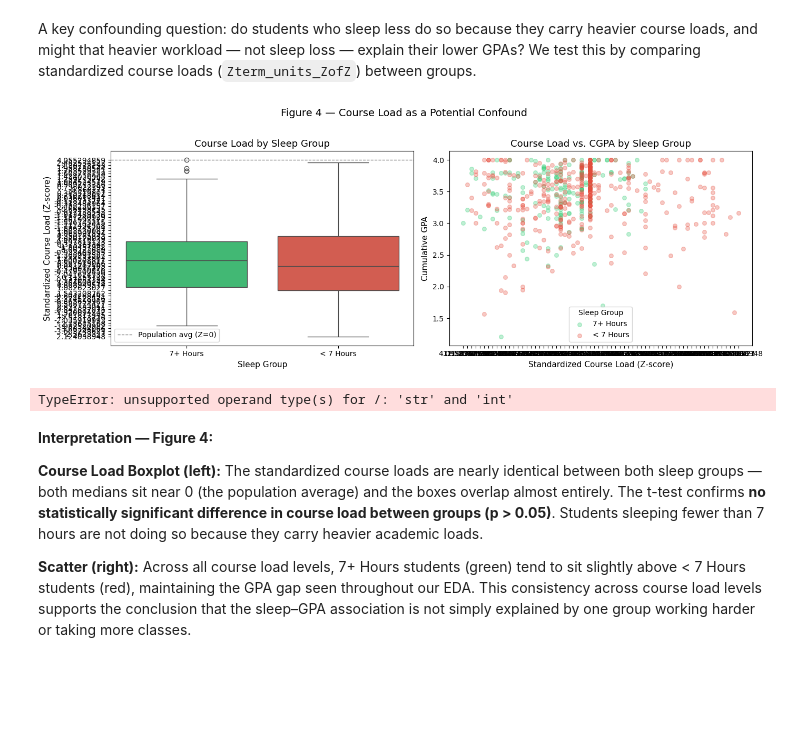
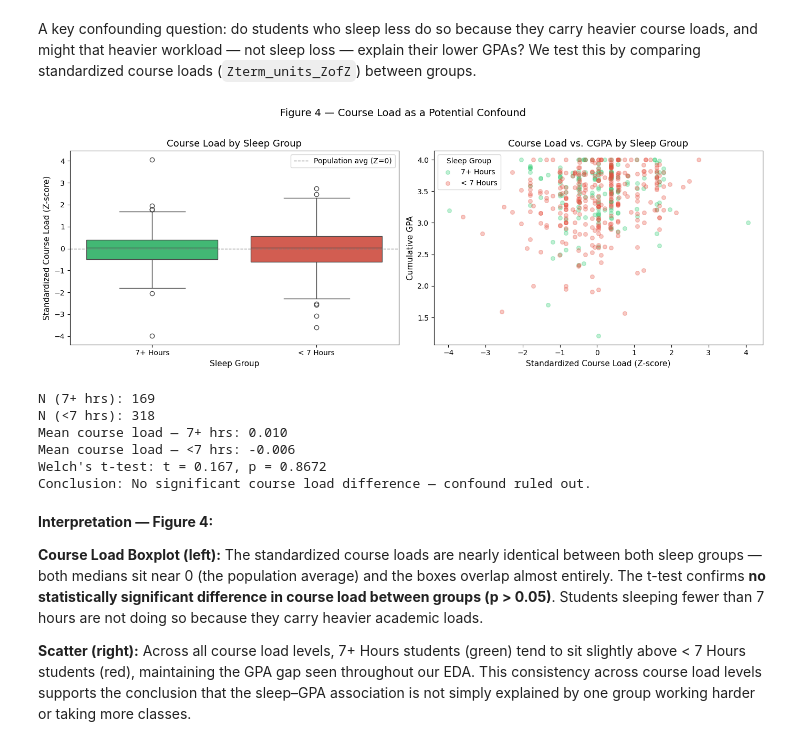
Before and after one commit to COGS108/Group014_WI26, a Jupyter notebook: 02-EDACheckpoint.ipynb, the cells around one changed output. Saved outputs shown, nothing was run; the diff lists cells and outputs as text; code cells hidden in the pictures; blank space fills up the shorter version.

Commit message:
fix type error section 5

```diff
--- a/02-EDACheckpoint.ipynb
+++ b/02-EDACheckpoint.ipynb
@@ -634,45 +629,89 @@ A key confounding question: do students who sleep less do so because they carry
 course loads, and might that heavier workload — not sleep loss — explain their lower GPAs?
 We test this by comparing standardized course loads (`Zterm_units_ZofZ`) between groups.
 # %%
+# Ensure course load is numeric FIRST
+cmu_clean['Zterm_units_ZofZ'] = pd.to_numeric(cmu_clean['Zterm_units_ZofZ'], errors='coerce')
+
 palette = {'7+ Hours': '#2ecc71', '< 7 Hours': '#e74c3c'}
+
 fig, axes = plt.subplots(1, 2, figsize=(14, 5))
 
-# Plot 4A: Course load boxplot by sleep group
+# Plot 4A: Course load boxplot
+#
 sns.boxplot(
-    x='sleep_group', y='Zterm_units_ZofZ', data=cmu_clean,
-    hue='sleep_group', palette=palette, legend=False,
-    order=['7+ Hours', '< 7 Hours'], ax=axes[0]
+    x='sleep_group',
+    y='Zterm_units_ZofZ',
+    data=cmu_clean,
+    hue='sleep_group',
+    palette=palette,
+    order=['7+ Hours', '< 7 Hours'],
+    ax=axes[0]
 )
+
 axes[0].axhline(0, color='gray', linestyle='--', linewidth=1, label='Population avg (Z=0)')
 axes[0].set_title('Course Load by Sleep Group', fontsize=13)
 axes[0].set_xlabel('Sleep Group', fontsize=11)
 axes[0].set_ylabel('Standardized Course Load (Z-score)', fontsize=11)
 axes[0].legend()
 
-# Plot 4B: Course load vs CGPA colored by sleep group
+# Plot 4B: Course load vs GPA scatter plot
 for group, color in palette.items():
     subset = cmu_clean[cmu_clean['sleep_group'] == group]
-    axes[1].scatter(subset['Zterm_units_ZofZ'], subset['cum_gpa'],
-                   alpha=0.3, label=group, color=color, s=30)
+
+    axes[1].scatter(
+        subset['Zterm_units_ZofZ'],
+        subset['cum_gpa'],
+        alpha=0.3,
+        label=group,
+        color=color,
+        s=30
+    )
+
 axes[1].set_title('Course Load vs. CGPA by Sleep Group', fontsize=13)
 axes[1].set_xlabel('Standardized Course Load (Z-score)', fontsize=11)
 axes[1].set_ylabel('Cumulative GPA', fontsize=11)
-axes[1].legend(title='Sleep Group', fontsize=10)
+axes[1].legend(title='Sleep Group')
 
 plt.suptitle('Figure 4 — Course Load as a Potential Confound', fontsize=14, y=1.02)
+
 plt.tight_layout()
 plt.show()
 
-# T-test on course load between groups
-cl_high = cmu_clean[cmu_clean['sleep_group'] == '7+ Hours']['Zterm_units_ZofZ'].dropna()
-cl_low  = cmu_clean[cmu_clean['sleep_group'] == '< 7 Hours']['Zterm_units_ZofZ'].dropna()
+
+# Welch t-test: Course load difference
+
+cl_high = cmu_clean.loc[
+    cmu_clean['sleep_group'] == '7+ Hours',
+    'Zterm_units_ZofZ'
+].dropna()
+
+cl_low = cmu_clean.loc[
+    cmu_clean['sleep_group'] == '< 7 Hours',
+    'Zterm_units_ZofZ'
+].dropna()
+
 t_cl, p_cl = stats.ttest_ind(cl_high, cl_low, equal_var=False)
-print(f"Mean course load — 7+ hrs: {cl_high.mean():.3f},  <7 hrs: {cl_low.mean():.3f}")
-print(f"Welch's t-test on course load: t = {t_cl:.3f}, p = {p_cl:.4f}")
-print("Conclusion:", "Groups differ in course load" if p_cl < 0.05 else "No significant course load difference — confound ruled out")
+
+print("N (7+ hrs):", len(cl_high))
+print("N (<7 hrs):", len(cl_low))
+
+print(f"Mean course load — 7+ hrs: {cl_high.mean():.3f}")
+print(f"Mean course load — <7 hrs: {cl_low.mean():.3f}")
+
+print(f"Welch's t-test: t = {t_cl:.3f}, p = {p_cl:.4f}")
+
+if p_cl < 0.05:
+    print("Conclusion: Groups differ in course load.")
+else:
+    print("Conclusion: No significant course load difference shows confound ruled out.")
 # %% [output]
-[figure, old version]
+[figure, new version]
-TypeError: unsupported operand type(s) for /: 'str' and 'int'
+N (7+ hrs): 169
+N (<7 hrs): 318
+Mean course load — 7+ hrs: 0.010
+Mean course load — <7 hrs: -0.006
+Welch's t-test: t = 0.167, p = 0.8672
+Conclusion: No significant course load difference — confound ruled out.
 # %% [markdown]
 **Interpretation — Figure 4:**
 
```
Also changed, not shown: parts of 3 cells of this notebook.
